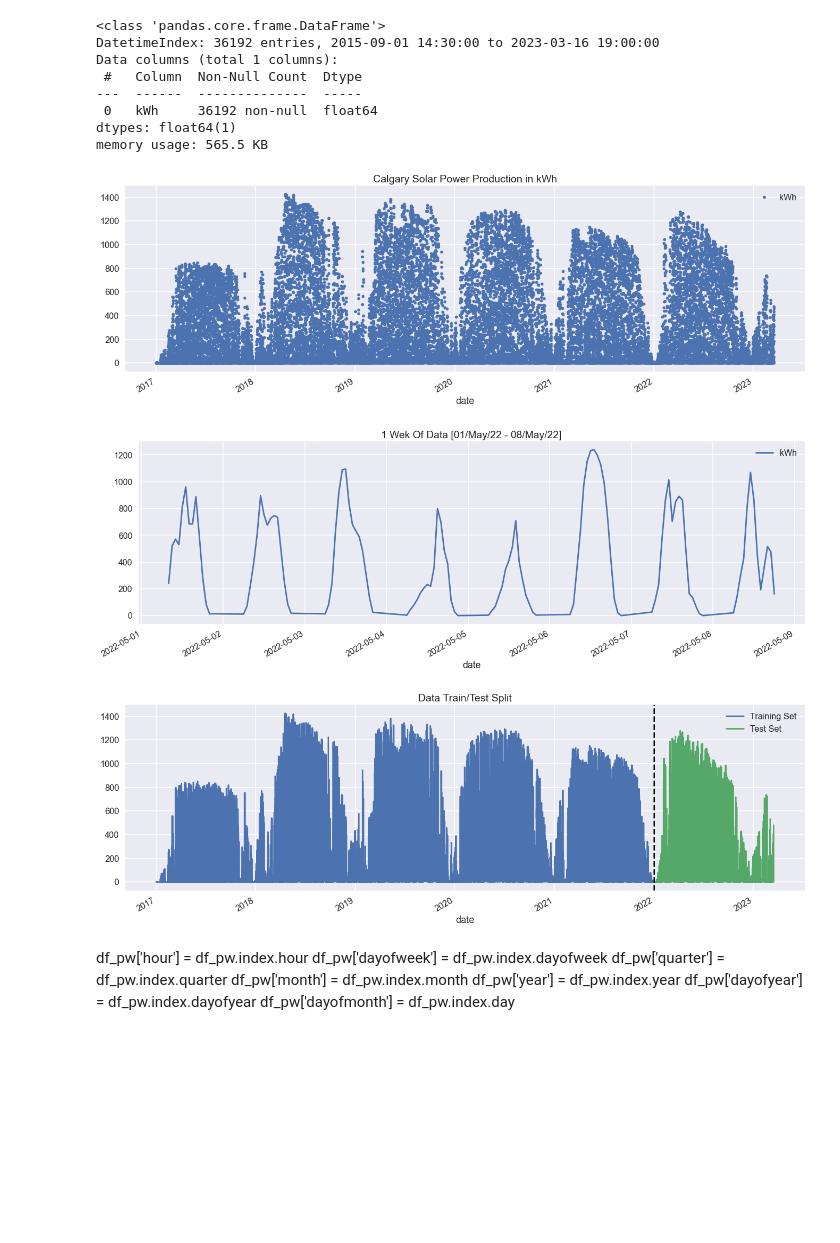
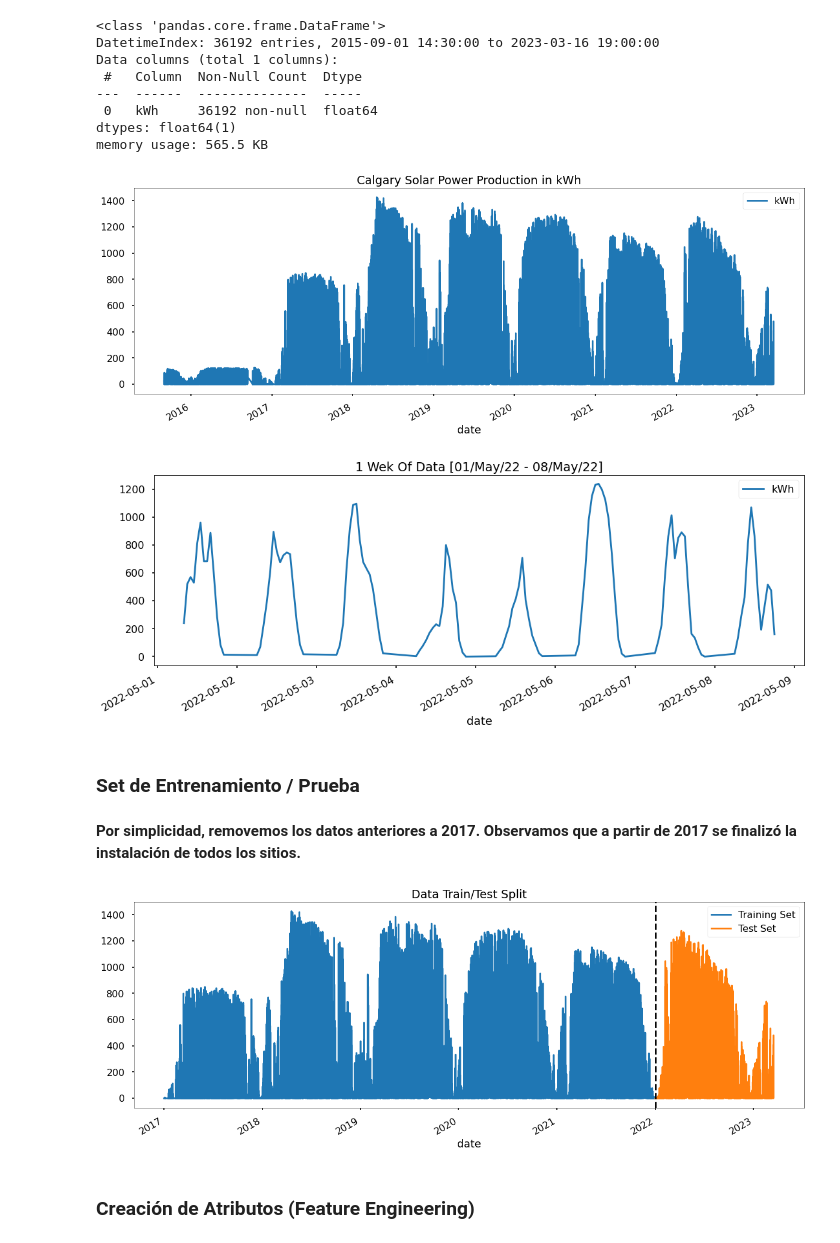
Before and after one commit to ivnlee/project-timeseries, a Jupyter notebook: notebooks/solar_power_analysis.ipynb, the cells around one changed output. Drawn from its saved outputs; the diff is of its cells as text; code cells hidden in the pictures; blank space fills up the shorter version.

```diff
--- a/notebooks/solar_power_analysis.ipynb
+++ b/notebooks/solar_power_analysis.ipynb
@@ -81,5 +108,7 @@ df['date'].nunique()
 df['date'] = pd.to_datetime(df['date'])
 
 df_pw = df.drop(columns= ['name', 'id', 'address', 'public_url', 'installationDate', 'uid'])
-df_pw.head() #= df_pw.set_index('date')
+df_pw = df_pw.set_index('date')
+
+df_pw.head()
 # %% [output]
@@ -115,18 +145,22 @@ dtypes: float64(1)
 memory usage: 565.5 KB
 # %%
 plt.style.use('seaborn-poster')
-pw_clean.plot(style='.',
+pw_clean.plot(style='-',
         figsize=(20, 7),
         title='Calgary Solar Power Production in kWh')
 plt.show()
 # %% [output]
-[figure, old version]
+[figure, new version]
 # %%
 pw_clean.loc[(pw_clean.index > '05-01-2022 07:00:00') & (pw_clean.index < '05-08-2022 19:00:00')] \
-    .plot(style='-', figsize=(20, 7), title='1 Wek Of Data [01/May/22 - 08/May/22]')
+    .plot(style='-', figsize=(18, 6), title='1 Wek Of Data [01/May/22 - 08/May/22]')
 plt.show()
 # %% [output]
-[figure, old version]
+[figure, new version]
+# %% [markdown]
+### Set de Entrenamiento / Prueba
+# %% [markdown]
+**Por simplicidad, removemos los datos anteriores a 2017. Observamos que a partir de 2017 se finalizó la instalación de todos los sitios.**
 # %%
 # remove data prior to 2017
 pw_clean = pw_clean.loc[pw_clean.index >= '01-01-2017']
@@ -142,12 +176,6 @@ ax.axvline('01-01-2022', color='black', ls='--')
 ax.legend(['Training Set', 'Test Set'])
 plt.show()
 # %% [output]
-[figure, old version]
+[figure, new version]
-# %% [markdown]
-df_pw['hour'] = df_pw.index.hour
-df_pw['dayofweek'] = df_pw.index.dayofweek
-df_pw['quarter'] = df_pw.index.quarter
-df_pw['month'] = df_pw.index.month
-df_pw['year'] = df_pw.index.year
-df_pw['dayofyear'] = df_pw.index.dayofyear
-df_pw['dayofmonth'] = df_pw.index.day
+# %% [markdown]
+### Creación de Atributos (Feature Engineering)
```
Also changed, not shown: parts of 19 cells of this notebook, 1 other file.
